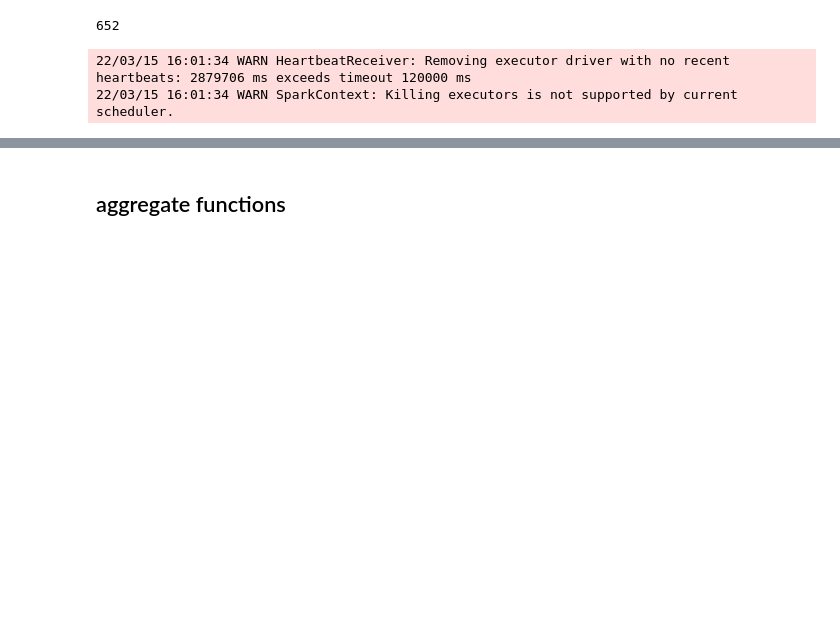
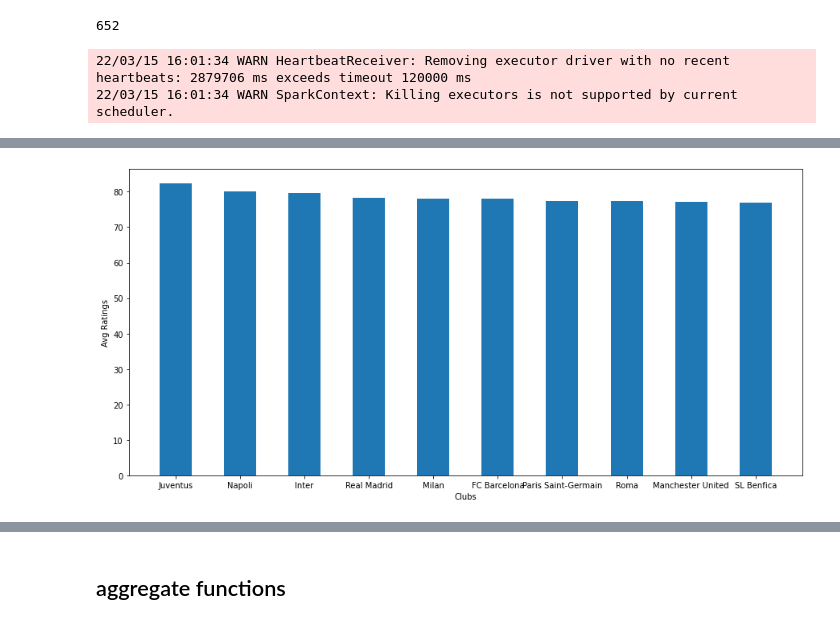
Before and after one commit to Shashank2909/pyspark, a Jupyter notebook: bigData.ipynb, the cells around one changed output, grey strips where cells are left out. Cells and saved outputs as stored; diff of their text form; code cells hidden in the pictures; blank space fills up the shorter version.

```diff
--- a/bigData.ipynb
+++ b/bigData.ipynb
@@ -568,0 +603,13 @@ df.select('Club').distinct().count()
+# %%
+q2 = df.groupBy('Club').agg(avg('Overall').alias('Overall')).orderBy('Overall',ascending=False).limit(10)
+club_list = [row['Club'] for row in q2.collect()]
+overall_list = [row['Overall'] for row in q2.collect()]
+
+## bar plot
+plt.figure(figsize=(15,7))
+plt.xlabel('Clubs')
+plt.ylabel('Avg Ratings')
+plt.bar(club_list,overall_list,width=0.5)
+plt.show()
+# %% [output]
+[figure, added]
```
Also changed, not shown: parts of 28 cells of this notebook.
